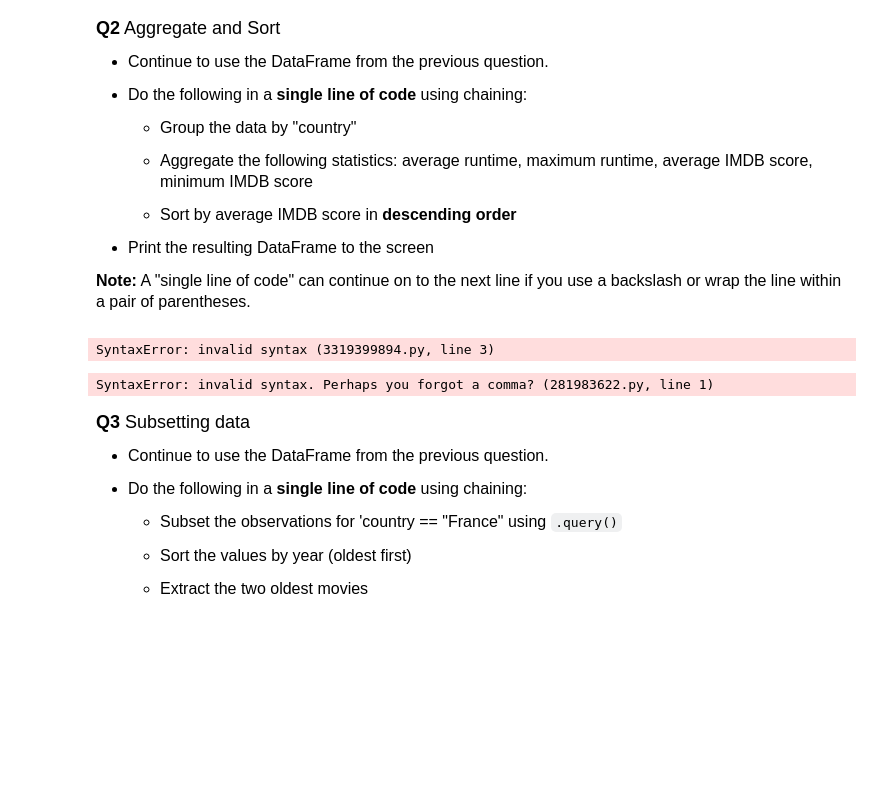
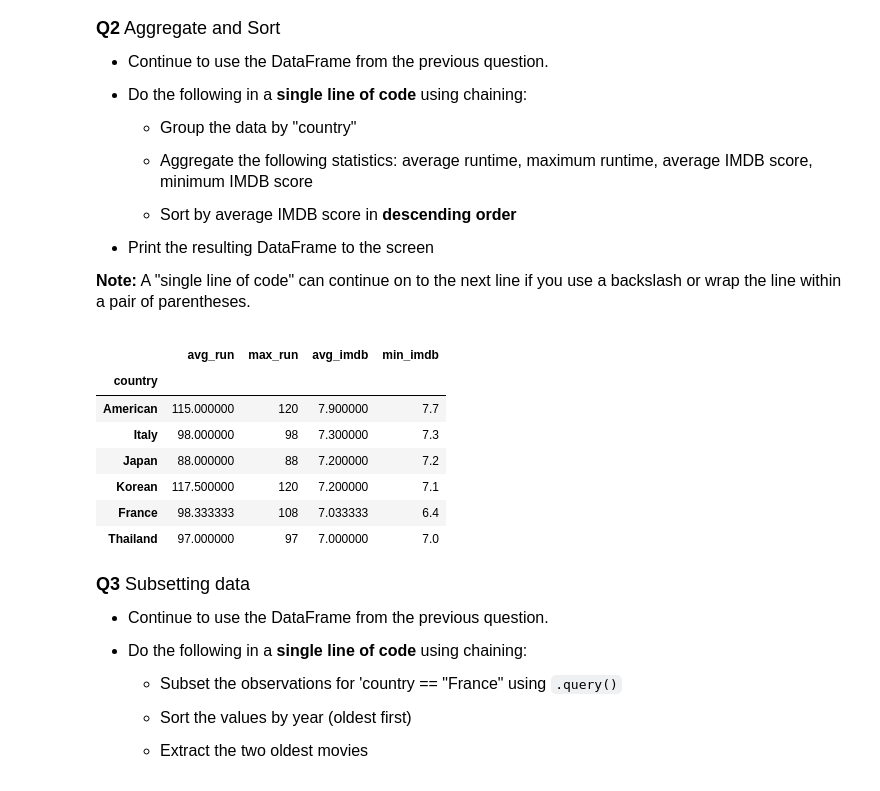
Before and after one commit to ElsaMathew-Lewis/datasci151spring26, a Jupyter notebook: _quizzes/practice_quiz_5/practice_quiz_5.ipynb, the cells around one changed output. Cells and saved outputs as stored; diff of their text form; code cells hidden in the pictures; blank space fills up the shorter version.

```diff
--- a/_quizzes/practice_quiz_5/practice_quiz_5.ipynb
+++ b/_quizzes/practice_quiz_5/practice_quiz_5.ipynb
@@ -93,20 +93,21 @@ display(movies)
 **Note:** A "single line of code" can continue on to the next line if you use a backslash or wrap the line within a pair of parentheses.
 # %%
 # your code here
-cost_per_rating = (df_players.groupby(by = "country")["runtime(minutes)"].max().\
-                   ["imdb_score"].min().\
-                    ["runtime(minutes)", "imdb_score"].mean().\
-    sort_values(ascending=False))
+
+(movies.groupby("country").agg(avg_run = ('runtime(minutes)', 'mean'),
+                    max_run = ('runtime(minutes)', 'max'),
+                    avg_imdb = ('imdb_score', 'mean'),
+                    min_imdb = ('imdb_score', 'min')).
+                    sort_values(by = "avg_imdb", ascending = False))
 # %% [output]
-SyntaxError: invalid syntax (3319399894.py, line 3)
+|  | avg_run | max_run | avg_imdb | min_imdb |
+| country |  |  |  |  |
+| American | 115.000000 | 120 | 7.900000 | 7.7 |
+| Italy | 98.000000 | 98 | 7.300000 | 7.3 |
+| Japan | 88.000000 | 88 | 7.200000 | 7.2 |
+| Korean | 117.500000 | 120 | 7.200000 | 7.1 |
+| France | 98.333333 | 108 | 7.033333 | 6.4 |
+| Thailand | 97.000000 | 97 | 7.000000 | 7.0 |
-# %%
-country_sort = (movies.groupby(  ["country"]    )
-                .agg({'runtime(minutes)' : ['mean', 'max'], 'imdb_score' : ['mean', 'min']})\
-                sort_values(ascending=False))
-
-display(country_sort)
-# %% [output]
-SyntaxError: invalid syntax. Perhaps you forgot a comma? (281983622.py, line 1)
 # %% [markdown]
 <font size = "4">
 
```
Also changed, not shown: parts of 5 cells of this notebook.
